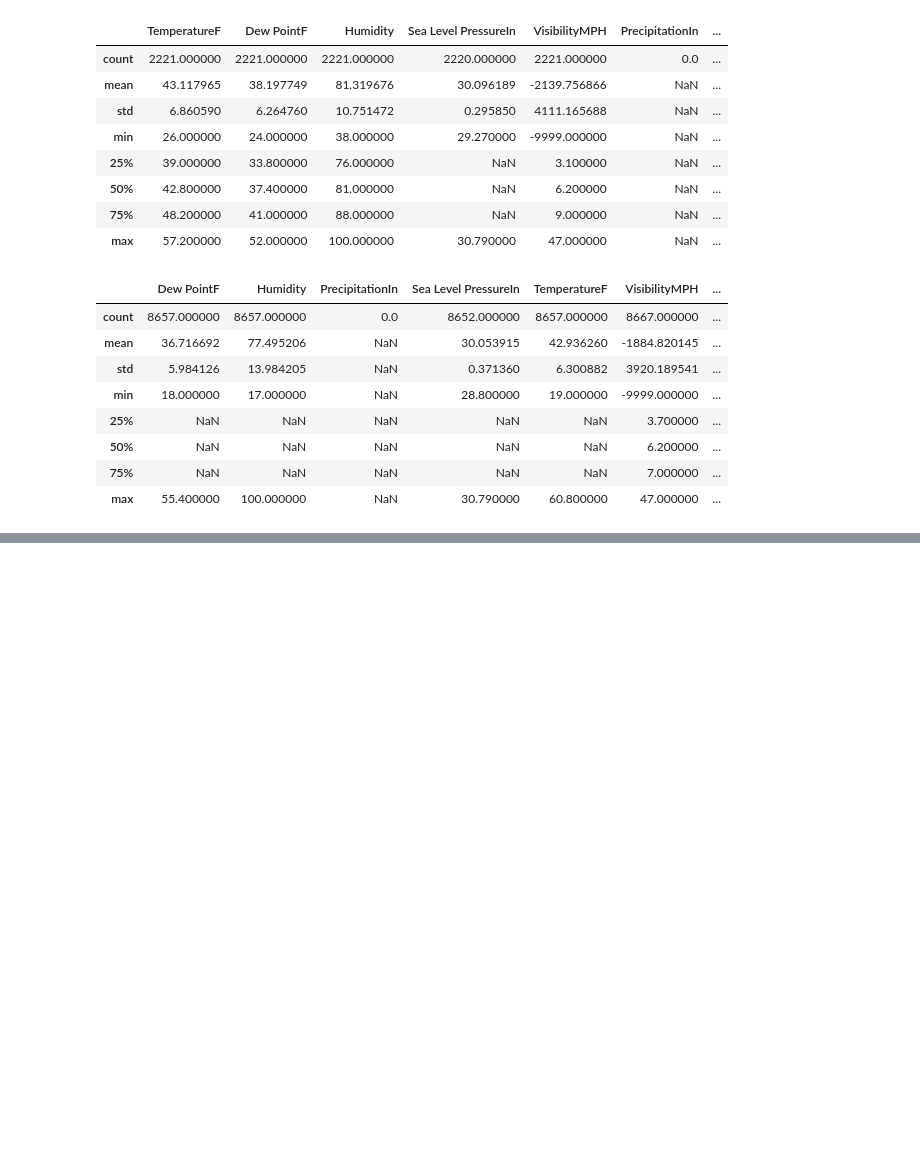
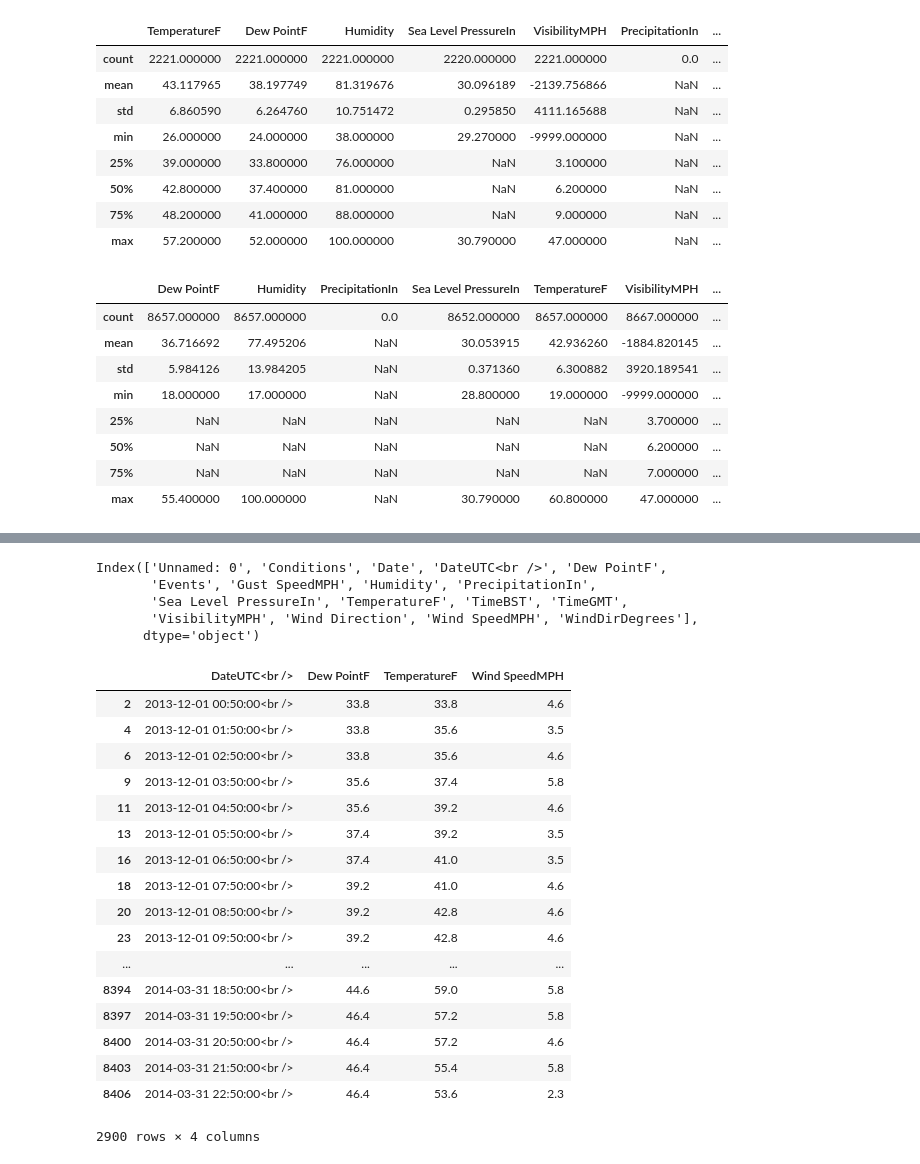
Before and after one commit to connorchency/Taming-the-Peak, a Jupyter notebook: London_weather.ipynb, the cells around one changed output, grey strips where cells are left out. Saved outputs shown, nothing was run; the diff lists cells and outputs as text; code cells hidden in the pictures; blank space fills up the shorter version.

```diff
--- a/London_weather.ipynb
+++ b/London_weather.ipynb
@@ -181,0 +227,37 @@ iopa
+# %%
+iop = pd.read_csv('London_weather_winter2013-14.csv')
+iop.columns
+# %% [output]
+Index(['Unnamed: 0', 'Conditions', 'Date', 'DateUTC<br />', 'Dew PointF',
+       'Events', 'Gust SpeedMPH', 'Humidity', 'PrecipitationIn',
+       'Sea Level PressureIn', 'TemperatureF', 'TimeBST', 'TimeGMT',
+       'VisibilityMPH', 'Wind Direction', 'Wind SpeedMPH', 'WindDirDegrees'],
+      dtype='object')
+# %%
+weather_clean_1314 = iop[['DateUTC<br />', 'Dew PointF', 'TemperatureF', 'Wind SpeedMPH']]
+# %%
+weather_clean_1314_r = pd.DataFrame()
+for i in range(len(weather_clean_1314)):
+    if weather_clean_1314['DateUTC<br />'][i][14:] == '50:00<br />':
+        weather_clean_1314_r = weather_clean_1314_r.append(weather_clean_1314.iloc[(i)])
+
+weather_clean_1314_r
+# %% [output]
+|  | DateUTC<br /> | Dew PointF | TemperatureF | Wind SpeedMPH |
+| 2 | 2013-12-01 00:50:00<br /> | 33.8 | 33.8 | 4.6 |
+| 4 | 2013-12-01 01:50:00<br /> | 33.8 | 35.6 | 3.5 |
+| 6 | 2013-12-01 02:50:00<br /> | 33.8 | 35.6 | 4.6 |
+| 9 | 2013-12-01 03:50:00<br /> | 35.6 | 37.4 | 5.8 |
+| 11 | 2013-12-01 04:50:00<br /> | 35.6 | 39.2 | 4.6 |
+| 13 | 2013-12-01 05:50:00<br /> | 37.4 | 39.2 | 3.5 |
+| 16 | 2013-12-01 06:50:00<br /> | 37.4 | 41.0 | 3.5 |
+| 18 | 2013-12-01 07:50:00<br /> | 39.2 | 41.0 | 4.6 |
+| 20 | 2013-12-01 08:50:00<br /> | 39.2 | 42.8 | 4.6 |
+| 23 | 2013-12-01 09:50:00<br /> | 39.2 | 42.8 | 4.6 |
+| ... | ... | ... | ... | ... |
+| 8394 | 2014-03-31 18:50:00<br /> | 44.6 | 59.0 | 5.8 |
+| 8397 | 2014-03-31 19:50:00<br /> | 46.4 | 57.2 | 5.8 |
+| 8400 | 2014-03-31 20:50:00<br /> | 46.4 | 57.2 | 4.6 |
+| 8403 | 2014-03-31 21:50:00<br /> | 46.4 | 55.4 | 5.8 |
+| 8406 | 2014-03-31 22:50:00<br /> | 46.4 | 53.6 | 2.3 |
+2900 rows × 4 columns
```
Also changed, not shown: parts of 26 cells of this notebook, 6 other files.
